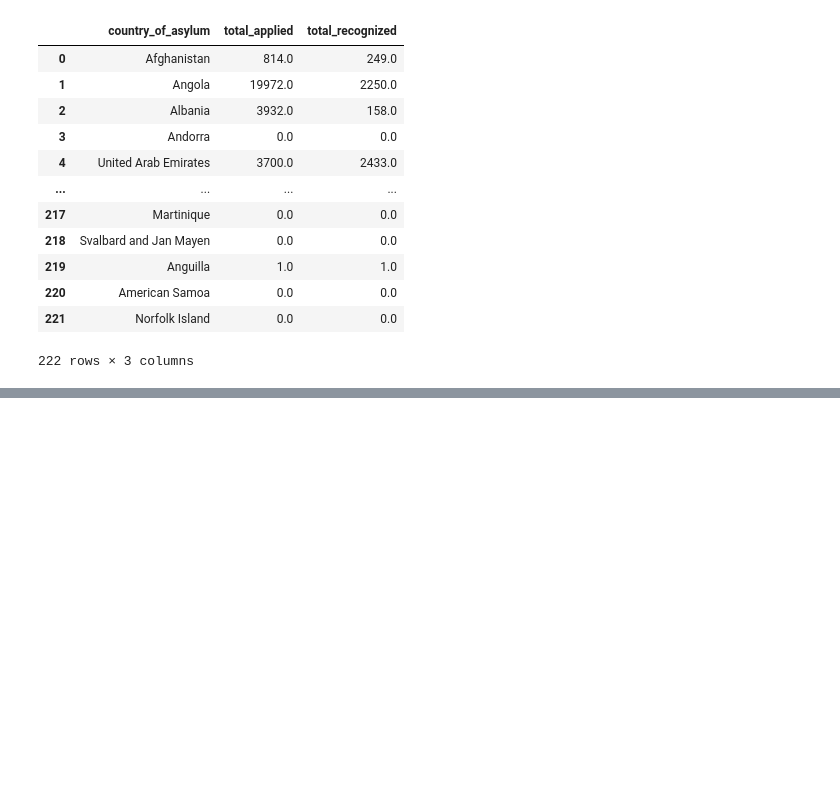
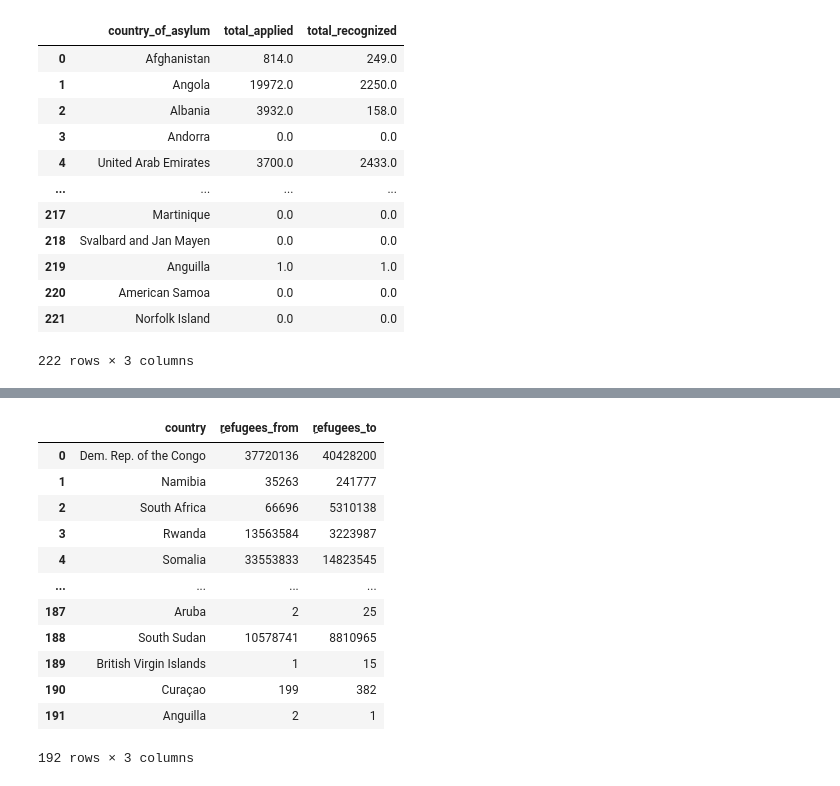
Before and after one commit to Mutlaq0/project_Asylum, a Jupyter notebook: Untitled.ipynb, the cells around one changed output, grey strips where cells are left out. Saved outputs shown, nothing was run; the diff lists cells and outputs as text; code cells hidden in the pictures; blank space fills up the shorter version.

```diff
--- a/Untitled.ipynb
+++ b/Untitled.ipynb
@@ -124,0 +244,18 @@ assylum_contries
+# %%
+df_countries = pd.merge(origin_contries, assylum_contries, on='country')
+
+df_countries
+# %% [output]
+|  | country | ِrefugees_from | ِrefugees_to |
+| 0 | Dem. Rep. of the Congo | 37720136 | 40428200 |
+| 1 | Namibia | 35263 | 241777 |
+| 2 | South Africa | 66696 | 5310138 |
+| 3 | Rwanda | 13563584 | 3223987 |
+| 4 | Somalia | 33553833 | 14823545 |
+| ... | ... | ... | ... |
+| 187 | Aruba | 2 | 25 |
+| 188 | South Sudan | 10578741 | 8810965 |
+| 189 | British Virgin Islands | 1 | 15 |
+| 190 | Curaçao | 199 | 382 |
+| 191 | Anguilla | 2 | 1 |
+192 rows × 3 columns
```
Also changed, not shown: parts of 12 cells of this notebook, 5 other files.
